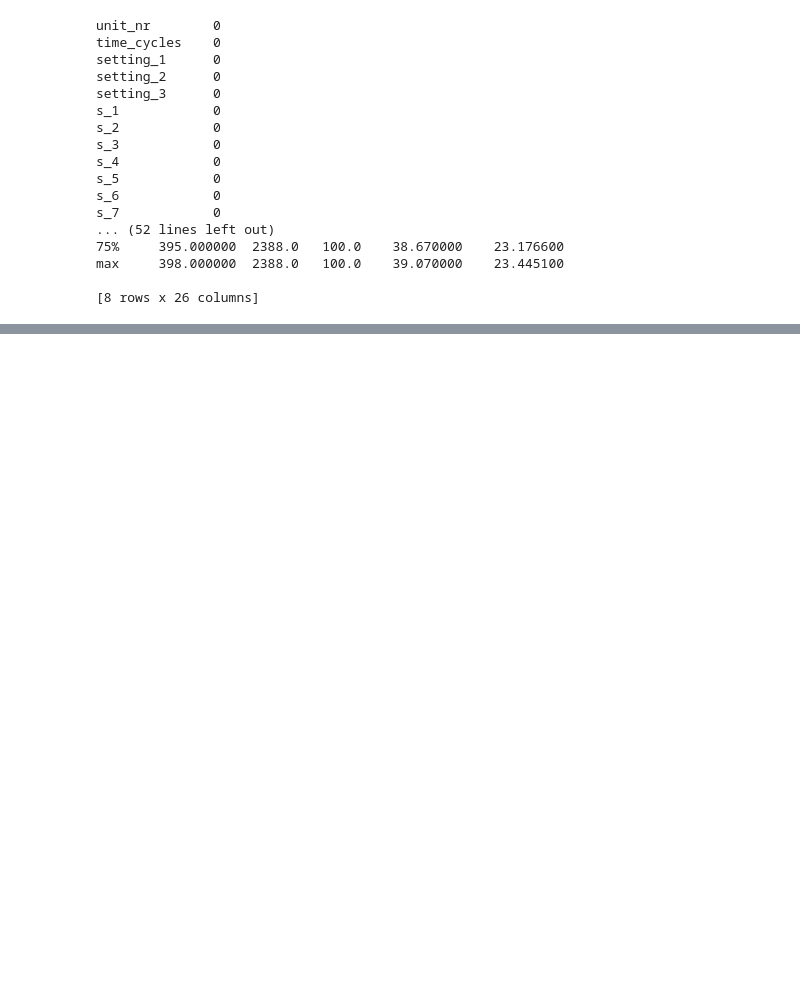
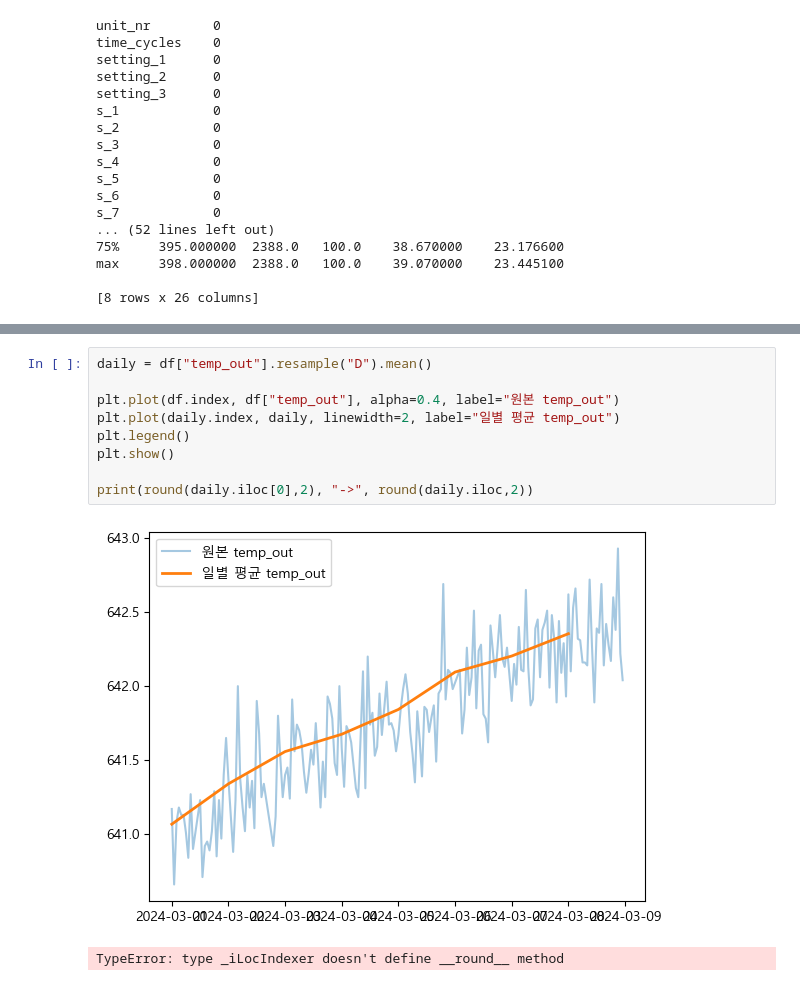
Before and after one commit to songjiho1209-sudo/Test, a Jupyter notebook: data/08_31.ipynb, the cells around one changed output, grey strips where cells are left out. Drawn from its saved outputs; the diff is of its cells as text; blank space fills up the shorter version.

```diff
--- a/data/08_31.ipynb
+++ b/data/08_31.ipynb
@@ -93,0 +264,12 @@ s_7 마지막 값: 546.17
+# %%
+daily = df["temp_out"].resample("D").mean()
+
+plt.plot(df.index, df["temp_out"], alpha=0.4, label="원본 temp_out")
+plt.plot(daily.index, daily, linewidth=2, label="일별 평균 temp_out")
+plt.legend()
+plt.show()
+
+print(round(daily.iloc[0],2), "->", round(daily.iloc,2))
+# %% [output]
+[figure, added]
+TypeError: type _iLocIndexer doesn't define __round__ method
```
Also changed, not shown: parts of 23 cells of this notebook, 6 other files.
